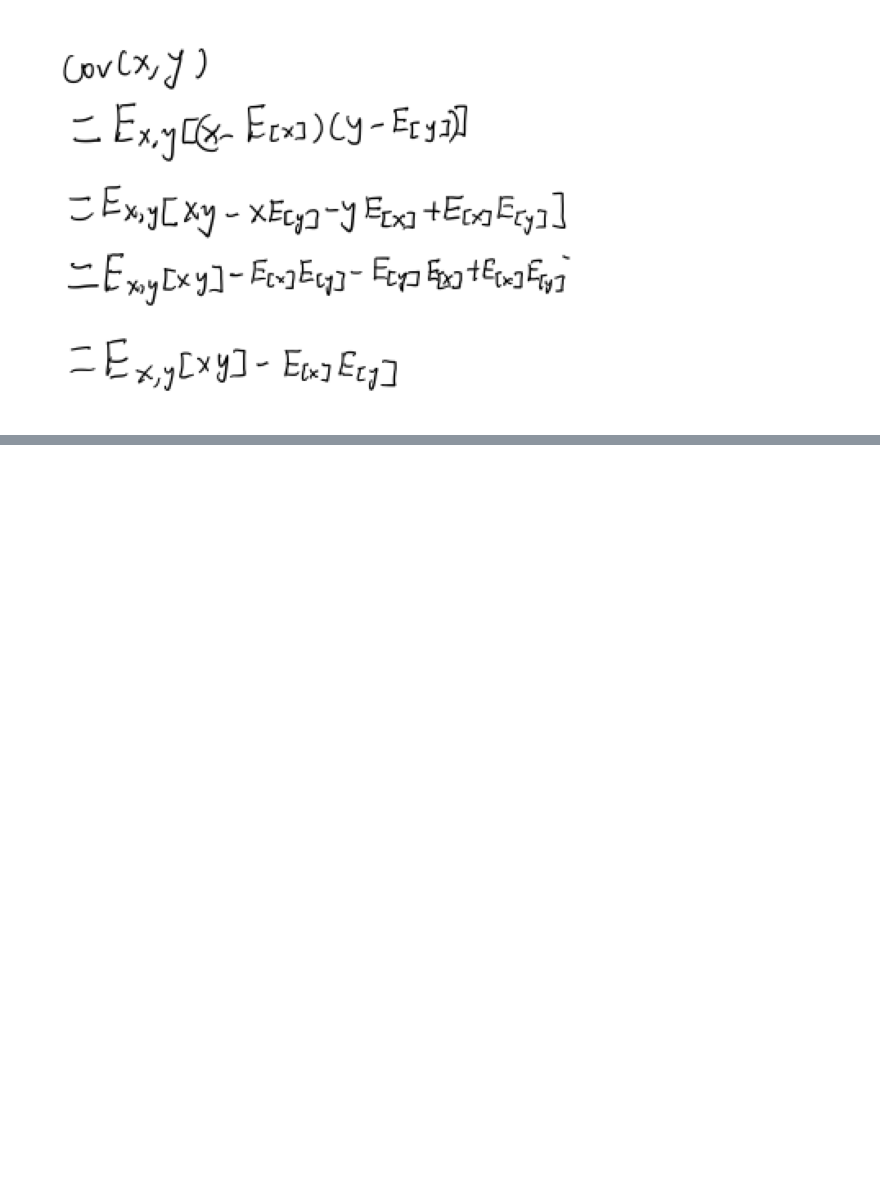
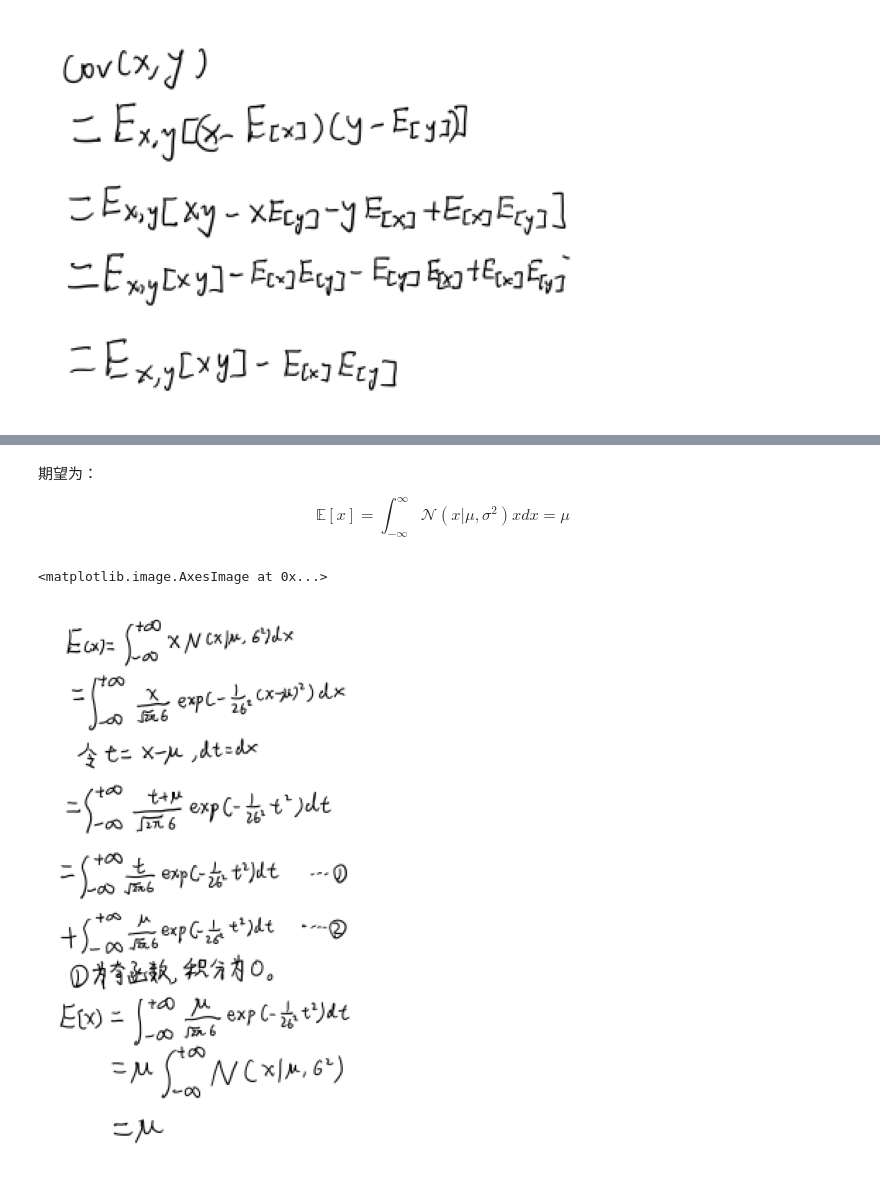
Before and after one commit to jiangyiqun233/PRML_learning, a Jupyter notebook: PRML_formula/1.绪论.ipynb, the cells around one changed output, grey strips where cells are left out. Cells and saved outputs as stored; diff of their text form; code cells hidden in the pictures; blank space fills up the shorter version.

```diff
--- a/PRML_formula/1.绪论.ipynb
+++ b/PRML_formula/1.绪论.ipynb
@@ -271,0 +304,12 @@ ax.imshow(d)
+# %% [markdown]
+期望为：<p>
+    $$ \mathbb{E}[x] = \int_{-\infty}^{\infty} \mathcal{N}(x|\mu, \sigma^2)xdx = \mu \tag{1.49} $$
+# %%
+# 期望
+fig, ax = plt.subplots(figsize=(10, 10))
+d = plt.imread('./graph/1.2.4期望.png')
+plt.axis('off')
+ax.imshow(d)
+# %% [output]
+<matplotlib.image.AxesImage at 0x...>
+[figure, added]
```
Also changed, not shown: parts of 15 cells of this notebook, 6 other files.
